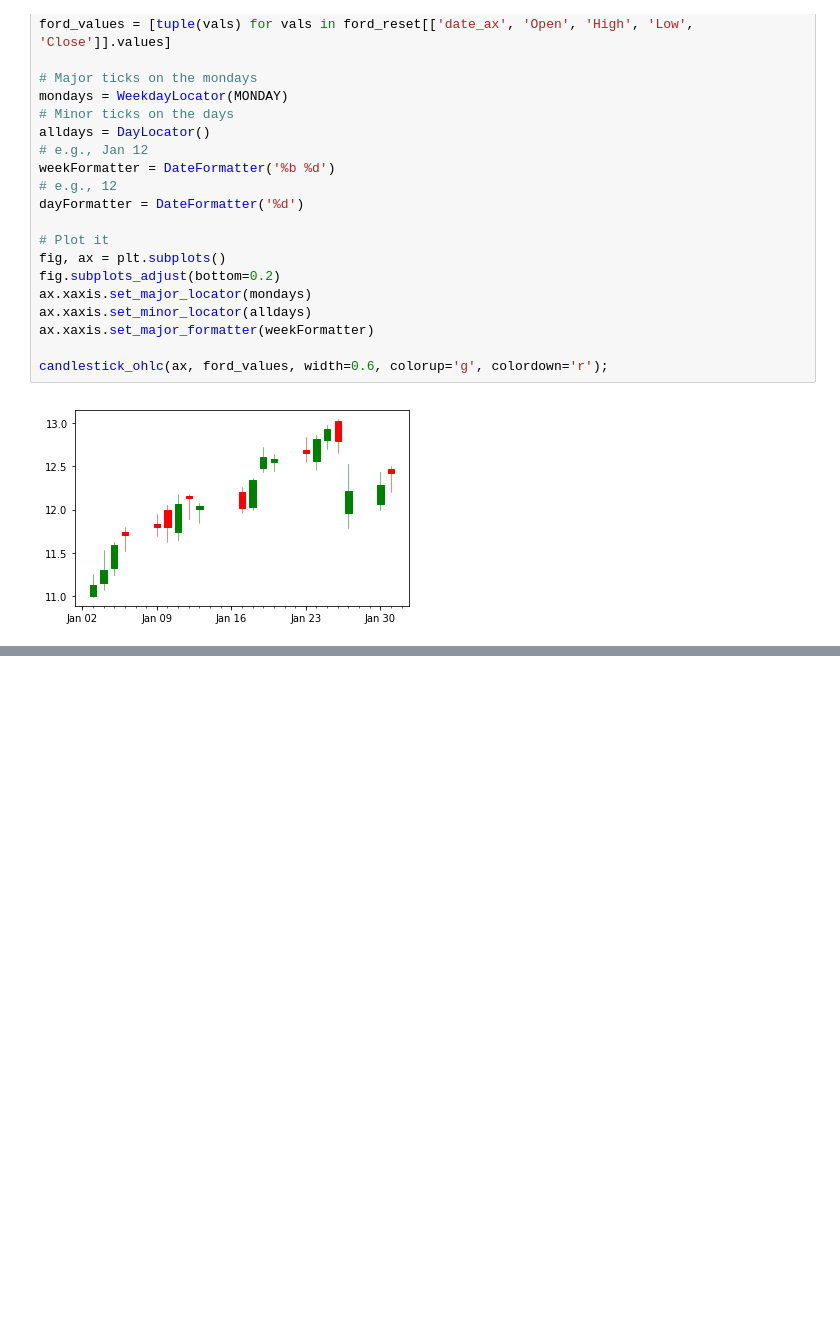
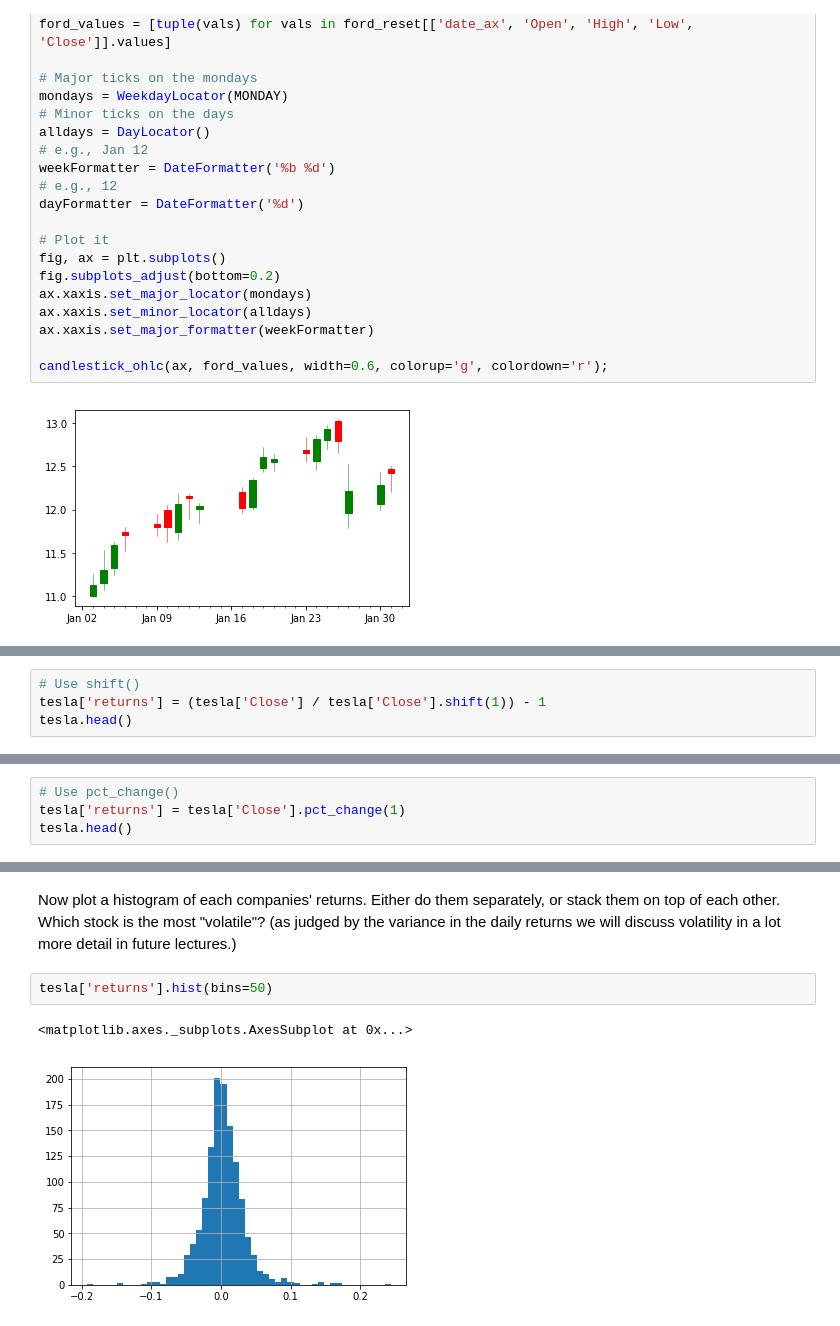
Before and after one commit to fagan2888/udemy-python-for-finance, a Jupyter notebook: stock_market_analysis.ipynb, the cells around one changed output, grey strips where cells are left out. Cells and saved outputs as stored; diff of their text form; blank space fills up the shorter version.

```diff
--- a/stock_market_analysis.ipynb
+++ b/stock_market_analysis.ipynb
@@ -180,0 +191,4 @@ candlestick_ohlc(ax, ford_values, width=0.6, colorup='g', colordown='r');
+# %%
+# Use shift()
+tesla['returns'] = (tesla['Close'] / tesla['Close'].shift(1)) - 1
+tesla.head()
@@ -180,0 +203,4 @@ candlestick_ohlc(ax, ford_values, width=0.6, colorup='g', colordown='r');
+# %%
+# Use pct_change()
+tesla['returns'] = tesla['Close'].pct_change(1)
+tesla.head()
@@ -180,0 +238,7 @@ candlestick_ohlc(ax, ford_values, width=0.6, colorup='g', colordown='r');
+# %% [markdown]
+Now plot a histogram of each companies' returns. Either do them separately, or stack them on top of each other. Which stock is the most "volatile"? (as judged by the variance in the daily returns we will discuss volatility in a lot more detail in future lectures.)
+# %%
+tesla['returns'].hist(bins=50)
+# %% [output]
+<matplotlib.axes._subplots.AxesSubplot at 0x...>
+[figure, added]
```
Also changed, not shown: parts of 13 cells of this notebook.
